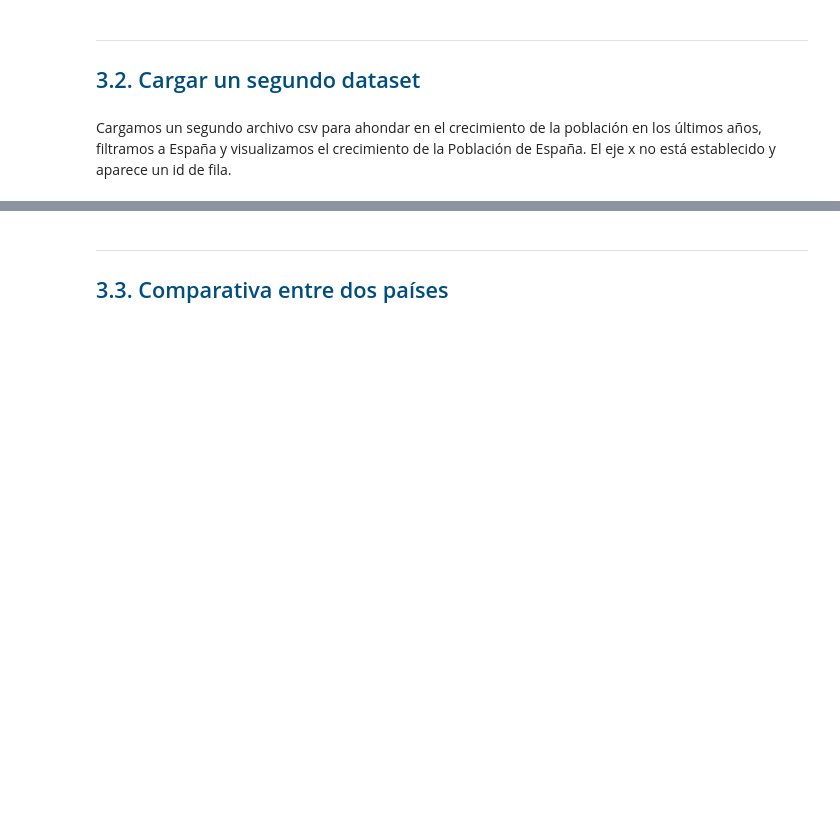
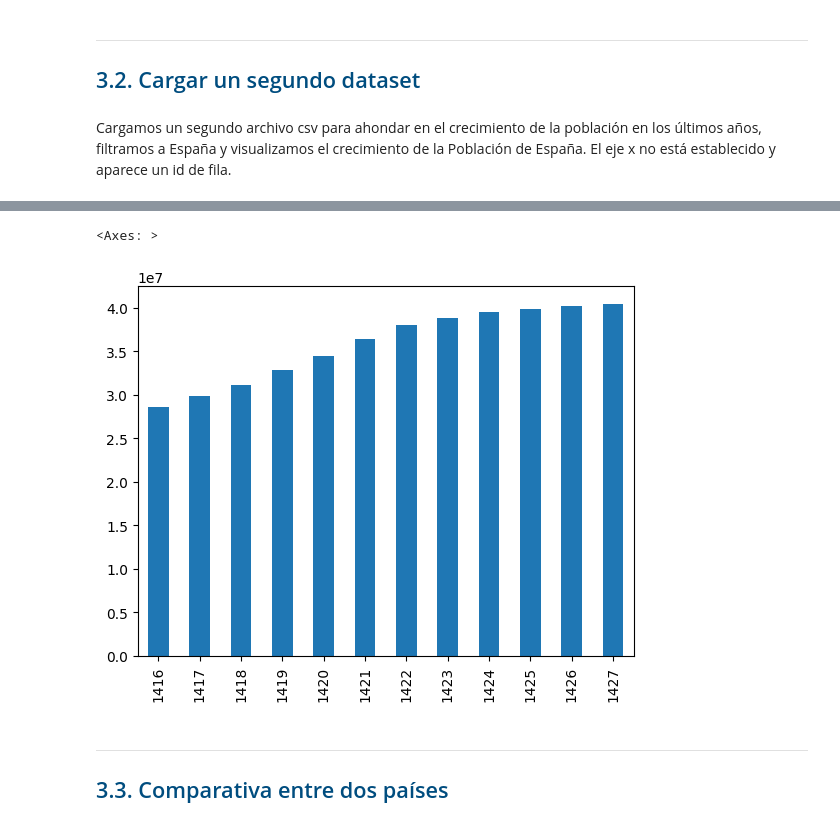
Before and after one commit to oscargbocanegra/learning, a Jupyter notebook: MachineLearning/udemy-machine-learning-con-python/Notebooks/3.1. Analisis Exploratorio de Datos.ipynb, the cells around one changed output, grey strips where cells are left out. Drawn from its saved outputs; the diff is of its cells as text; code cells hidden in the pictures; blank space fills up the shorter version.

Commit message:
Filtrando datos

```diff
--- a/MachineLearning/udemy-machine-learning-con-python/Notebooks/3.1. Analisis Exploratorio de Datos.ipynb
+++ b/MachineLearning/udemy-machine-learning-con-python/Notebooks/3.1. Analisis Exploratorio de Datos.ipynb
@@ -223,0 +203,4 @@ Cargamos un segundo archivo csv para ahondar en el crecimiento de la población
+# %%
+filename = '..\datasets\countries2.csv'
+df_pop = pd.read_csv(filename, sep=',')
+df_pop
@@ -223,0 +221,4 @@ Cargamos un segundo archivo csv para ahondar en el crecimiento de la población
+# %%
+#Filtrando datos por la poblacion de España.
+df_pop_es = df_pop[df_pop['country'] == 'Spain']
+df_pop_es.head()
@@ -224,3 +232,8 @@ Cargamos un segundo archivo csv para ahondar en el crecimiento de la población
+# %%
+df_pop_es.drop(['country'], axis=1)['population'].plot(kind='bar')
+# %% [output]
+<Axes: >
+[figure, added]
 # %% [markdown]
 ---
 <a id="section33"></a>
```
Also changed, not shown: parts of 19 cells of this notebook.
